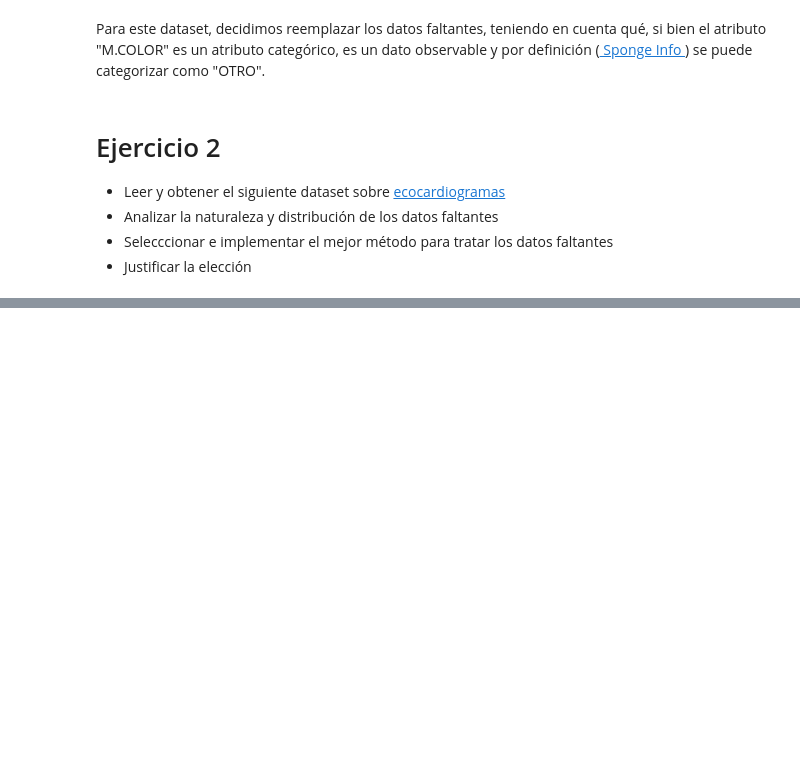
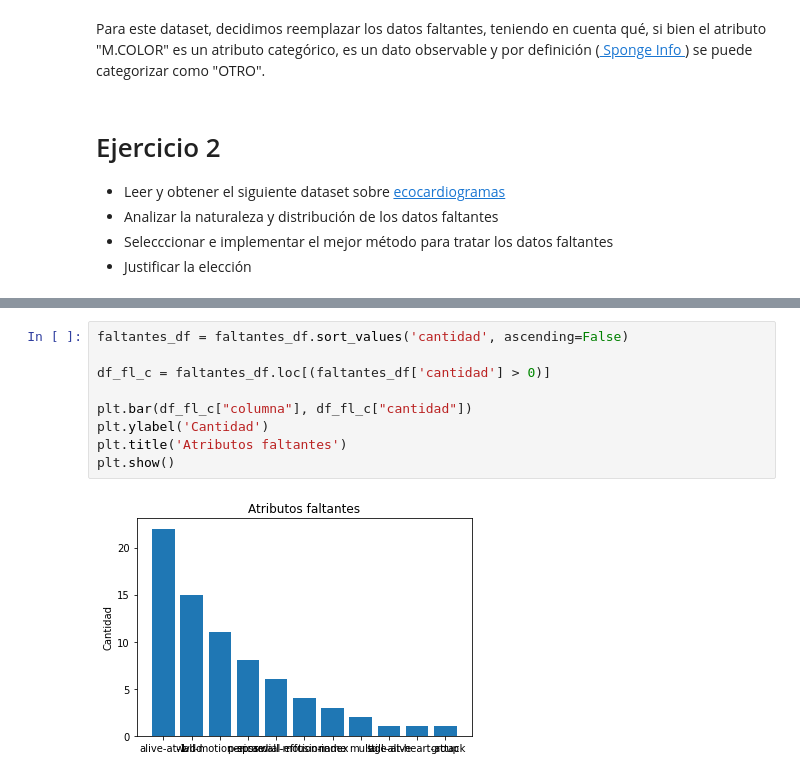
Before and after one commit to bossinblack/Dise-o-de-Base-de-Datos-II, a Jupyter notebook: tp2/2 - TP2.ipynb, the cells around one changed output, grey strips where cells are left out. Saved outputs shown, nothing was run; the diff lists cells and outputs as text; blank space fills up the shorter version.

```diff
--- a/tp2/2 - TP2.ipynb
+++ b/tp2/2 - TP2.ipynb
@@ -237,0 +427,11 @@ Para este dataset, decidimos reemplazar los datos faltantes, teniendo en cuenta
+# %%
+faltantes_df = faltantes_df.sort_values('cantidad', ascending=False)
+
+df_fl_c = faltantes_df.loc[(faltantes_df['cantidad'] > 0)]
+
+plt.bar(df_fl_c["columna"], df_fl_c["cantidad"])
+plt.ylabel('Cantidad')
+plt.title('Atributos faltantes')
+plt.show()
+# %% [output]
+[figure, added]
```
Also changed, not shown: parts of 21 cells of this notebook, 3 other files.
